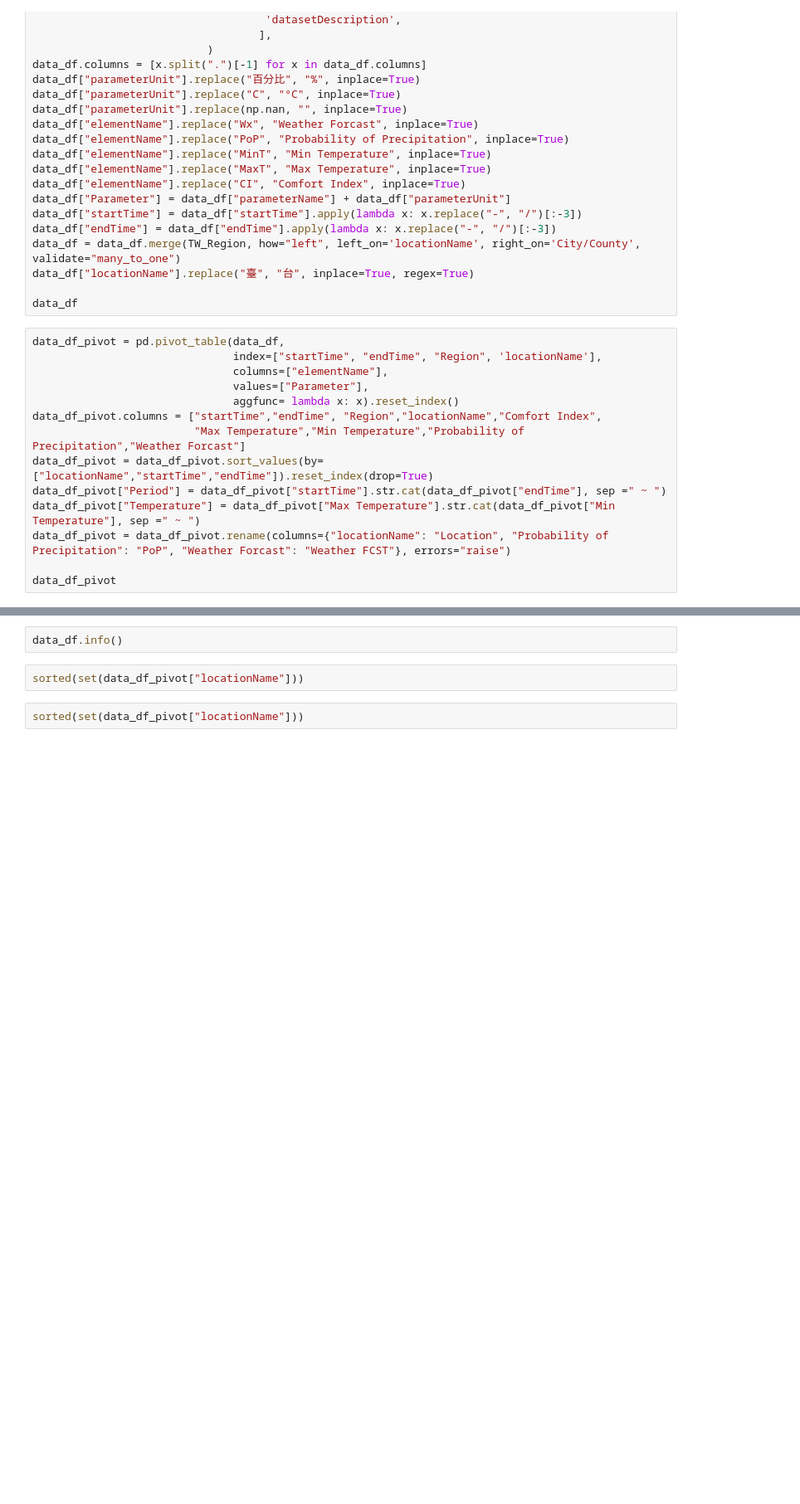
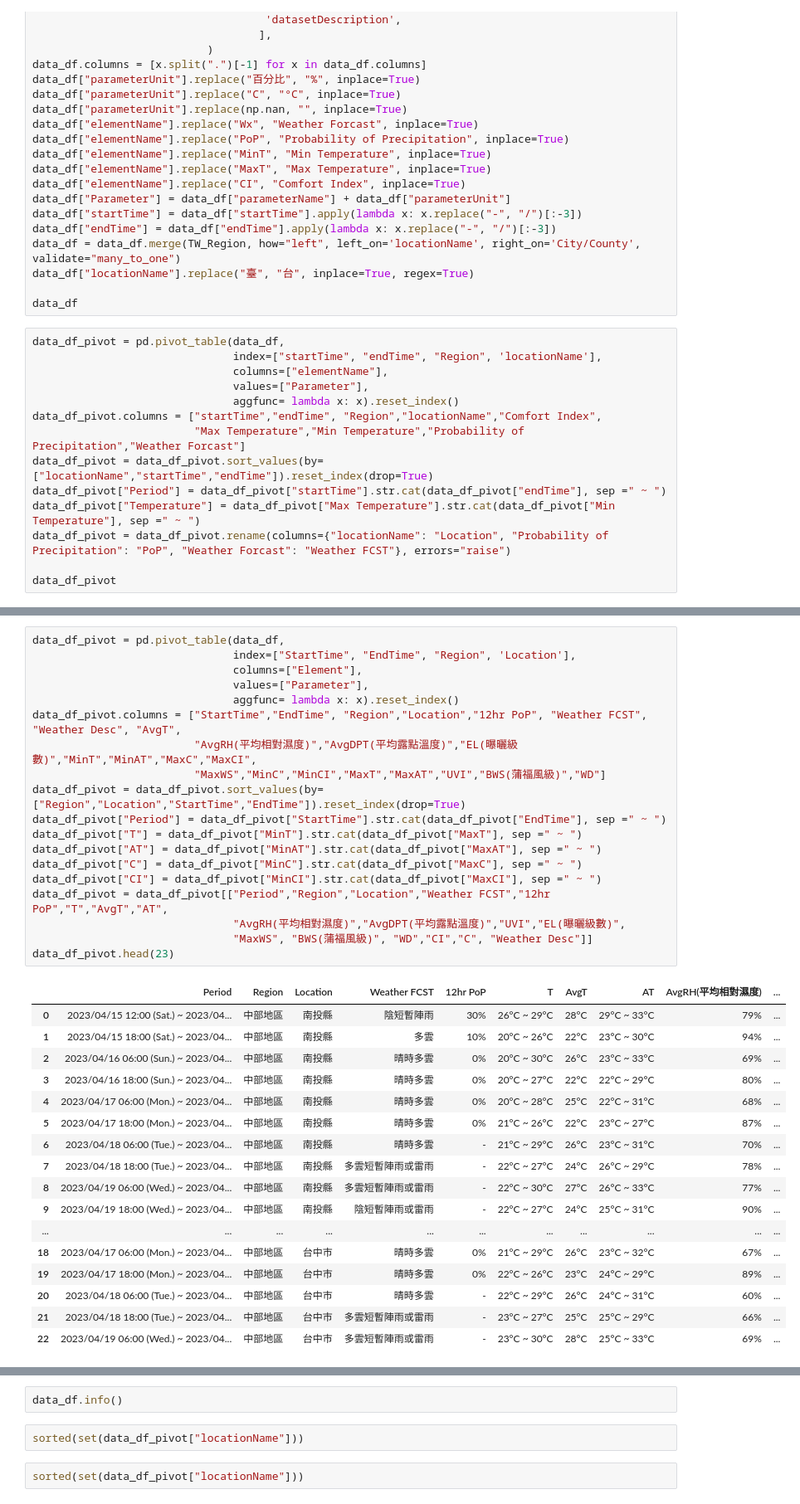
Before and after one commit to LeBronWilly/TW_Weather_FCST, a Jupyter notebook: Data_ETL Test.ipynb, the cells around one changed output, grey strips where cells are left out. Shown at 83% size. Drawn from its saved outputs; the diff is of its cells as text; blank space fills up the shorter version.

```diff
--- a/Data_ETL Test.ipynb
+++ b/Data_ETL Test.ipynb
@@ -125,0 +149,37 @@ data_df
+# %%
+data_df_pivot = pd.pivot_table(data_df,
+                               index=["StartTime", "EndTime", "Region", 'Location'],
+                               columns=["Element"],
+                               values=["Parameter"],
+                               aggfunc= lambda x: x).reset_index()
+data_df_pivot.columns = ["StartTime","EndTime", "Region","Location","12hr PoP", "Weather FCST", "Weather Desc", "AvgT",
+                         "AvgRH(平均相對濕度)","AvgDPT(平均露點溫度)","EL(曝曬級數)","MinT","MinAT","MaxC","MaxCI",
+                         "MaxWS","MinC","MinCI","MaxT","MaxAT","UVI","BWS(蒲福風級)","WD"]
+data_df_pivot = data_df_pivot.sort_values(by=["Region","Location","StartTime","EndTime"]).reset_index(drop=True)
+data_df_pivot["Period"] = data_df_pivot["StartTime"].str.cat(data_df_pivot["EndTime"], sep =" ~ ")
+data_df_pivot["T"] = data_df_pivot["MinT"].str.cat(data_df_pivot["MaxT"], sep =" ~ ")
+data_df_pivot["AT"] = data_df_pivot["MinAT"].str.cat(data_df_pivot["MaxAT"], sep =" ~ ")
+data_df_pivot["C"] = data_df_pivot["MinC"].str.cat(data_df_pivot["MaxC"], sep =" ~ ")
+data_df_pivot["CI"] = data_df_pivot["MinCI"].str.cat(data_df_pivot["MaxCI"], sep =" ~ ")
+data_df_pivot = data_df_pivot[["Period","Region","Location","Weather FCST","12hr PoP","T","AvgT","AT",
+                               "AvgRH(平均相對濕度)","AvgDPT(平均露點溫度)","UVI","EL(曝曬級數)",
+                               "MaxWS", "BWS(蒲福風級)", "WD","CI","C", "Weather Desc"]]
+data_df_pivot.head(23)
+# %% [output]
+|  | Period | Region | Location | Weather FCST | 12hr PoP | T | AvgT | AT | AvgRH(平均相對濕度) | ... |
+| 0 | 2023/04/15 12:00 (Sat.) ~ 2023/04... | 中部地區 | 南投縣 | 陰短暫陣雨 | 30% | 26°C ~ 29°C | 28°C | 29°C ~ 33°C | 79% | ... |
+| 1 | 2023/04/15 18:00 (Sat.) ~ 2023/04... | 中部地區 | 南投縣 | 多雲 | 10% | 20°C ~ 26°C | 22°C | 23°C ~ 30°C | 94% | ... |
+| 2 | 2023/04/16 06:00 (Sun.) ~ 2023/04... | 中部地區 | 南投縣 | 晴時多雲 | 0% | 20°C ~ 30°C | 26°C | 23°C ~ 33°C | 69% | ... |
+| 3 | 2023/04/16 18:00 (Sun.) ~ 2023/04... | 中部地區 | 南投縣 | 晴時多雲 | 0% | 20°C ~ 27°C | 22°C | 22°C ~ 29°C | 80% | ... |
+| 4 | 2023/04/17 06:00 (Mon.) ~ 2023/04... | 中部地區 | 南投縣 | 晴時多雲 | 0% | 20°C ~ 28°C | 25°C | 22°C ~ 31°C | 68% | ... |
+| 5 | 2023/04/17 18:00 (Mon.) ~ 2023/04... | 中部地區 | 南投縣 | 晴時多雲 | 0% | 21°C ~ 26°C | 22°C | 23°C ~ 27°C | 87% | ... |
+| 6 | 2023/04/18 06:00 (Tue.) ~ 2023/04... | 中部地區 | 南投縣 | 晴時多雲 | - | 21°C ~ 29°C | 26°C | 23°C ~ 31°C | 70% | ... |
+| 7 | 2023/04/18 18:00 (Tue.) ~ 2023/04... | 中部地區 | 南投縣 | 多雲短暫陣雨或雷雨 | - | 22°C ~ 27°C | 24°C | 26°C ~ 29°C | 78% | ... |
+| 8 | 2023/04/19 06:00 (Wed.) ~ 2023/04... | 中部地區 | 南投縣 | 多雲短暫陣雨或雷雨 | - | 22°C ~ 30°C | 27°C | 26°C ~ 33°C | 77% | ... |
+| 9 | 2023/04/19 18:00 (Wed.) ~ 2023/04... | 中部地區 | 南投縣 | 陰短暫陣雨或雷雨 | - | 22°C ~ 27°C | 24°C | 25°C ~ 31°C | 90% | ... |
+| ... | ... | ... | ... | ... | ... | ... | ... | ... | ... | ... |
+| 18 | 2023/04/17 06:00 (Mon.) ~ 2023/04... | 中部地區 | 台中市 | 晴時多雲 | 0% | 21°C ~ 29°C | 26°C | 23°C ~ 32°C | 67% | ... |
+| 19 | 2023/04/17 18:00 (Mon.) ~ 2023/04... | 中部地區 | 台中市 | 晴時多雲 | 0% | 22°C ~ 26°C | 23°C | 24°C ~ 29°C | 89% | ... |
+| 20 | 2023/04/18 06:00 (Tue.) ~ 2023/04... | 中部地區 | 台中市 | 晴時多雲 | - | 22°C ~ 29°C | 26°C | 24°C ~ 31°C | 60% | ... |
+| 21 | 2023/04/18 18:00 (Tue.) ~ 2023/04... | 中部地區 | 台中市 | 多雲短暫陣雨或雷雨 | - | 23°C ~ 27°C | 25°C | 25°C ~ 29°C | 66% | ... |
+| 22 | 2023/04/19 06:00 (Wed.) ~ 2023/04... | 中部地區 | 台中市 | 多雲短暫陣雨或雷雨 | - | 23°C ~ 30°C | 28°C | 25°C ~ 33°C | 69% | ... |
```
Also changed, not shown: parts of 7 cells of this notebook, 3 other files.
